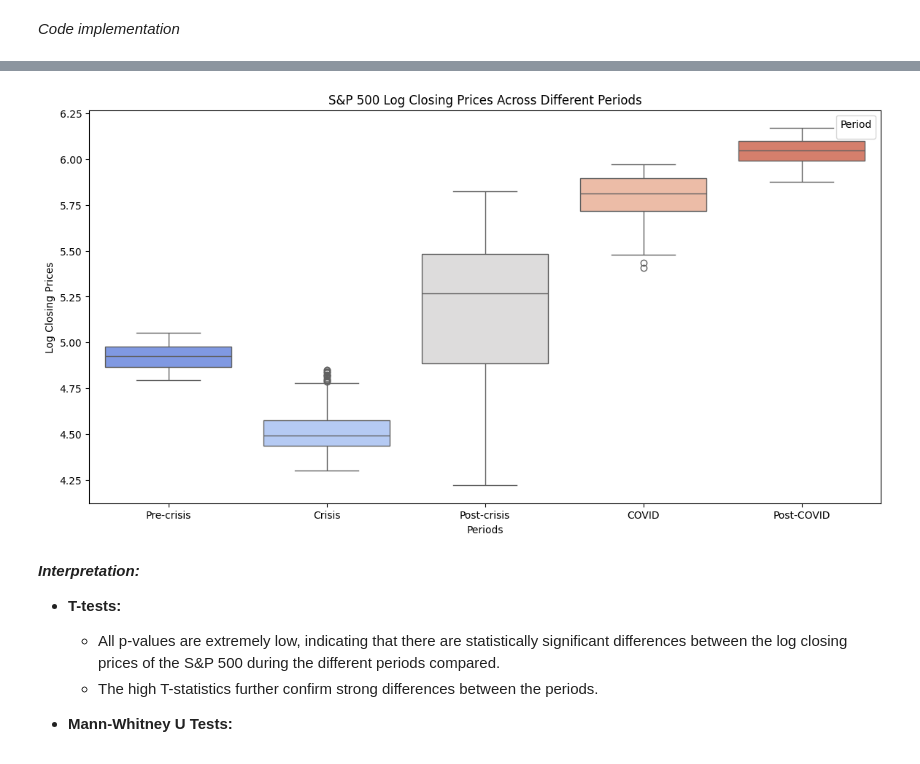
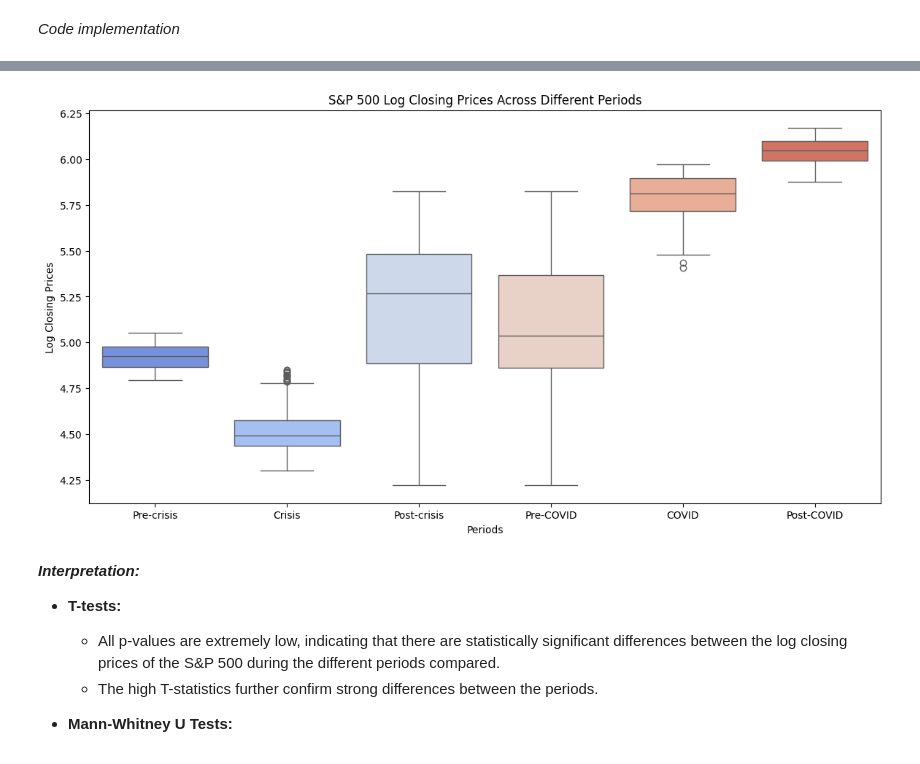
Before and after one commit to Daniel21b/CMSC320-Final, a Jupyter notebook: final.ipynb, the cells around one changed output, grey strips where cells are left out. Saved outputs shown, nothing was run; the diff lists cells and outputs as text; code cells hidden in the pictures.

Commit message:
hypothesis update and graph

```diff
--- a/final.ipynb
+++ b/final.ipynb
@@ -480,6 +479,7 @@ post_crisis_start = '2009-03-02'
 
 covid_start = '2020-03-01'
 covid_end = '2021-03-01'
+pre_covid_end = '2020-02-29'
 
 # Filter data for the periods
 crisis_data = sp500_data[(sp500_data['Date'] >= crisis_start) & (sp500_data['Date'] <= crisis_end)]
@@ -487,6 +487,7 @@ pre_crisis_data = sp500_data[sp500_data['Date'] <= pre_crisis_end]
 post_crisis_data = sp500_data[(sp500_data['Date'] >= post_crisis_start) & (sp500_data['Date'] < covid_start)]
 covid_data = sp500_data[(sp500_data['Date'] >= covid_start) & (sp500_data['Date'] <= covid_end)]
 post_covid_data = sp500_data[sp500_data['Date'] > covid_end]
+pre_covid_data = sp500_data[sp500_data['Date'] <= pre_covid_end]
 
 # Extract the closing prices
 crisis_prices = crisis_data['Close']
@@ -494,12 +495,14 @@ pre_crisis_prices = pre_crisis_data['Close']
 post_crisis_prices = post_crisis_data['Close']
 covid_prices = covid_data['Close']
 post_covid_prices = post_covid_data['Close']
+pre_covid_prices = pre_covid_data['Close']
 
 # Check for non-empty periods
 periods = {
     "Pre-crisis": pre_crisis_prices,
     "Crisis": crisis_prices,
     "Post-crisis": post_crisis_prices,
+    "Pre-COVID": pre_covid_prices,
     "COVID": covid_prices,
     "Post-COVID": post_covid_prices
 }
@@ -515,60 +518,47 @@ log_pre_crisis_prices = np.log(periods["Pre-crisis"])
 log_post_crisis_prices = np.log(periods["Post-crisis"])
 log_covid_prices = np.log(periods["COVID"])
 log_post_covid_prices = np.nan if np.isnan(periods["Post-COVID"]).all() else np.log(periods["Post-COVID"])
+log_pre_covid_prices = np.log(periods["Pre-COVID"])
 
-# Perform T-tests if data is available
-if not np.isnan(log_pre_crisis_prices).any() and not np.isnan(log_crisis_prices).any():
-    pre_vs_crisis_ttest = ttest_ind(log_pre_crisis_prices, log_crisis_prices)
-    print("T-test results (Pre-crisis vs. Crisis):")
-    print(f"T-statistic: {pre_vs_crisis_ttest.statistic}, P-value: {pre_vs_crisis_ttest.pvalue}")
+# Perform T-tests
+pre_vs_crisis_ttest = ttest_ind(log_pre_crisis_prices, log_crisis_prices)
+post_vs_crisis_ttest = ttest_ind(log_post_crisis_prices, log_crisis_prices)
+pre_covid_vs_covid_ttest = ttest_ind(log_pre_covid_prices, log_covid_prices)
 
-if not np.isnan(log_post_crisis_prices).any() and not np.isnan(log_crisis_prices).any():
-    post_vs_crisis_ttest = ttest_ind(log_post_crisis_prices, log_crisis_prices)
-    print("\nT-test results (Post-crisis vs. Crisis):")
-    print(f"T-statistic: {post_vs_crisis_ttest.statistic}, P-value: {post_vs_crisis_ttest.pvalue}")
+print("T-test results (Pre-crisis vs. Crisis):")
+print(f"T-statistic: {pre_vs_crisis_ttest.statistic}, P-value: {pre_vs_crisis_ttest.pvalue}")
 
-if not np.isnan(log_covid_prices).any() and not np.isnan(log_crisis_prices).any():
-    covid_vs_crisis_ttest = ttest_ind(log_covid_prices, log_crisis_prices)
-    print("\nT-test results (COVID vs. Crisis):")
-    print(f"T-statistic: {covid_vs_crisis_ttest.statistic}, P-value: {covid_vs_crisis_ttest.pvalue}")
+print("\nT-test results (Post-crisis vs. Crisis):")
+print(f"T-statistic: {post_vs_crisis_ttest.statistic}, P-value: {post_vs_crisis_ttest.pvalue}")
 
-if not np.isnan(log_post_covid_prices).any() and not np.isnan(log_covid_prices).any():
-    post_vs_covid_ttest = ttest_ind(log_post_covid_prices, log_covid_prices)
-    print("\nT-test results (Post-COVID vs. COVID):")
-    print(f"T-statistic: {post_vs_covid_ttest.statistic}, P-value: {post_vs_covid_ttest.pvalue}")
+print("\nT-test results (Pre-COVID vs. COVID):")
+print(f"T-statistic: {pre_covid_vs_covid_ttest.statistic}, P-value: {pre_covid_vs_covid_ttest.pvalue}")
 
-# Perform Mann-Whitney U Test if data is available
-if not np.isnan(log_pre_crisis_prices).any() and not np.isnan(log_crisis_prices).any():
-    pre_vs_crisis_mannwhitney = mannwhitneyu(log_pre_crisis_prices, log_crisis_prices)
-    print("\nMann-Whitney U Test results (Pre-crisis vs. Crisis):")
-    print(f"U-statistic: {pre_vs_crisis_mannwhitney.statistic}, P-value: {pre_vs_crisis_mannwhitney.pvalue}")
+# Perform Mann-Whitney U Test
+pre_vs_crisis_mannwhitney = mannwhitneyu(log_pre_crisis_prices, log_crisis_prices)
+post_vs_crisis_mannwhitney = mannwhitneyu(log_post_crisis_prices, log_crisis_prices)
+pre_covid_vs_covid_mannwhitney = mannwhitneyu(log_pre_covid_prices, log_covid_prices)
 
-if not np.isnan(log_post_crisis_prices).any() and not np.isnan(log_crisis_prices).any():
-    post_vs_crisis_mannwhitney = mannwhitneyu(log_post_crisis_prices, log_crisis_prices)
-    print("\nMann-Whitney U Test results (Post-crisis vs. Crisis):")
-    print(f"U-statistic: {post_vs_crisis_mannwhitney.statistic}, P-value: {post_vs_crisis_mannwhitney.pvalue}")
+print("\nMann-Whitney U Test results (Pre-crisis vs. Crisis):")
+print(f"U-statistic: {pre_vs_crisis_mannwhitney.statistic}, P-value: {pre_vs_crisis_mannwhitney.pvalue}")
 
-if not np.isnan(log_covid_prices).any() and not np.isnan(log_crisis_prices).any():
-    covid_vs_crisis_mannwhitney = mannwhitneyu(log_covid_prices, log_crisis_prices)
-    print("\nMann-Whitney U Test results (COVID vs. Crisis):")
-    print(f"U-statistic: {covid_vs_crisis_mannwhitney.statistic}, P-value: {covid_vs_crisis_mannwhitney.pvalue}")
+print("\nMann-Whitney U Test results (Post-crisis vs. Crisis):")
+print(f"U-statistic: {post_vs_crisis_mannwhitney.statistic}, P-value: {post_vs_crisis_mannwhitney.pvalue}")
 
-if not np.isnan(log_post_covid_prices).any() and not np.isnan(log_covid_prices).any():
-    post_vs_covid_mannwhitney = mannwhitneyu(log_post_covid_prices, log_covid_prices)
-    print("\nMann-Whitney U Test results (Post-COVID vs. COVID):")
-    print(f"U-statistic: {post_vs_covid_mannwhitney.statistic}, P-value: {post_vs_covid_mannwhitney.pvalue}")
+print("\nMann-Whitney U Test results (Pre-COVID vs. COVID):")
+print(f"U-statistic: {pre_covid_vs_covid_mannwhitney.statistic}, P-value: {pre_covid_vs_covid_mannwhitney.pvalue}")
 
-# Perform ANOVA if all periods have data
-if all(not np.isnan(log_prices).any() for log_prices in [log_pre_crisis_prices, log_crisis_prices, log_post_crisis_prices, log_covid_prices]):
-    anova_test = f_oneway(log_pre_crisis_prices, log_crisis_prices, log_post_crisis_prices, log_covid_prices)
-    print("\nANOVA Test results:")
-    print(f"F-statistic: {anova_test.statistic}, P-value: {anova_test.pvalue}")
+# Perform ANOVA
+anova_test = f_oneway(log_pre_crisis_prices, log_crisis_prices, log_post_crisis_prices, log_pre_covid_prices, log_covid_prices)
+print("\nANOVA Test results:")
+print(f"F-statistic: {anova_test.statistic}, P-value: {anova_test.pvalue}")
 
 # Combine data into a single DataFrame for plotting
 log_data_dict = {
     'Pre-crisis': log_pre_crisis_prices,
     'Crisis': log_crisis_prices,
     'Post-crisis': log_post_crisis_prices,
+    'Pre-COVID': log_pre_covid_prices,
     'COVID': log_covid_prices,
 }
 
@@ -578,16 +568,15 @@ if not np.isnan(log_post_covid_prices).any():
 
 combined_log_data = pd.DataFrame(log_data_dict)
 
-#  for easier plotting
+# Melt the DataFrame for easier plotting
 combined_log_data_melted = combined_log_data.melt(var_name='Period', value_name='Log Closing Prices')
 
-#  log-transformed data
+# Combined boxplot with log-transformed data
 plt.figure(figsize=(14, 7))
-sns.boxplot(x='Period', y='Log Closing Prices', hue='Period', data=combined_log_data_melted, palette="coolwarm", dodge=False)
+sns.boxplot(x='Period', y='Log Closing Prices', hue='Period', data=combined_log_data_melted, palette="coolwarm", dodge=False, legend=False)
 plt.title('S&P 500 Log Closing Prices Across Different Periods')
 plt.ylabel('Log Closing Prices')
 plt.xlabel('Periods')
-plt.legend(title='Period')
 plt.show()
 # %% [output]
 T-test results (Pre-crisis vs. Crisis):
@@ -610,4 +602,4 @@ F-statistic: 672.9216487843152, P-value: 0.0
-[figure, old version]
+[figure, new version]
 # %% [markdown]
 ***Interpretation:***
 
```
Also changed, not shown: parts of 3 cells of this notebook, 1 other file.
